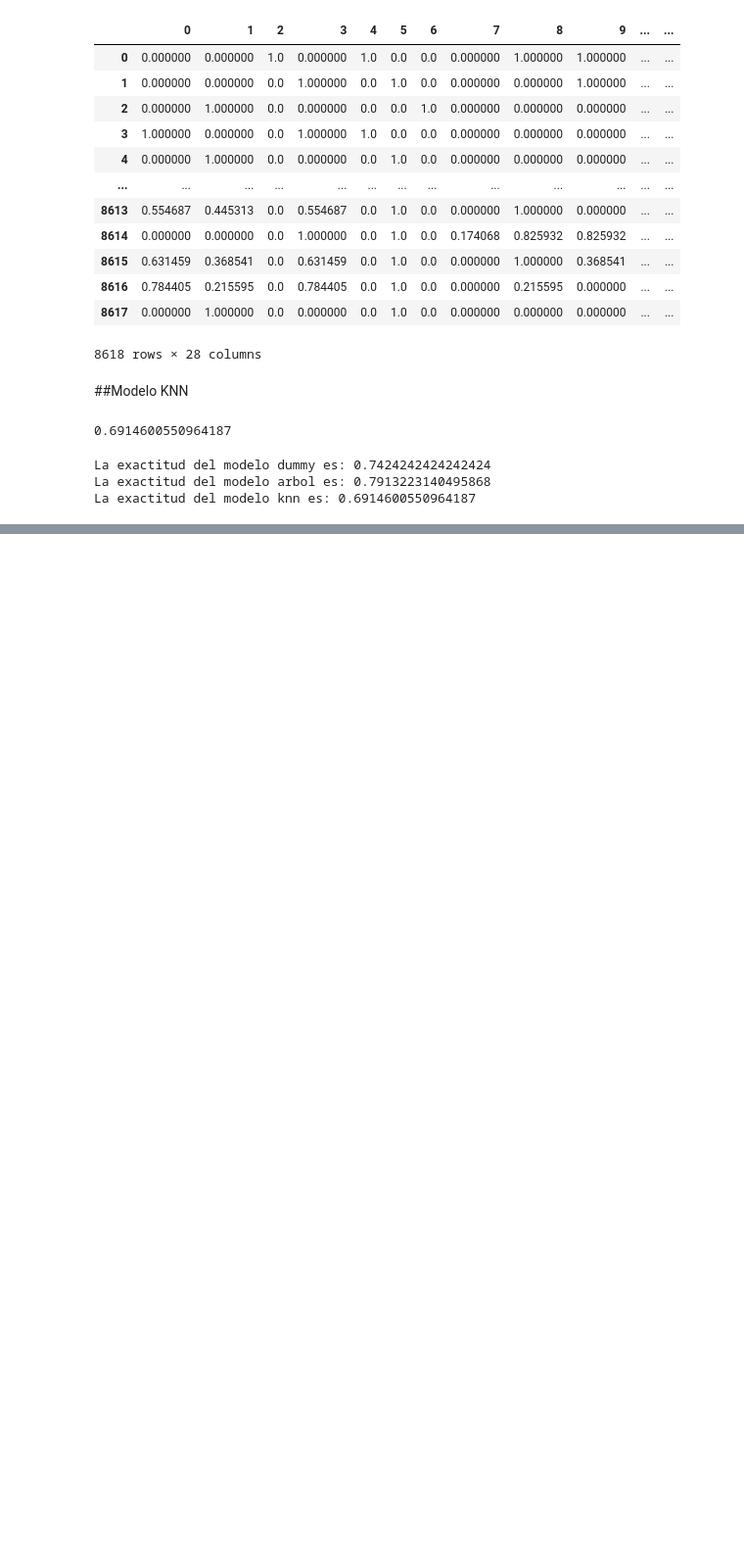
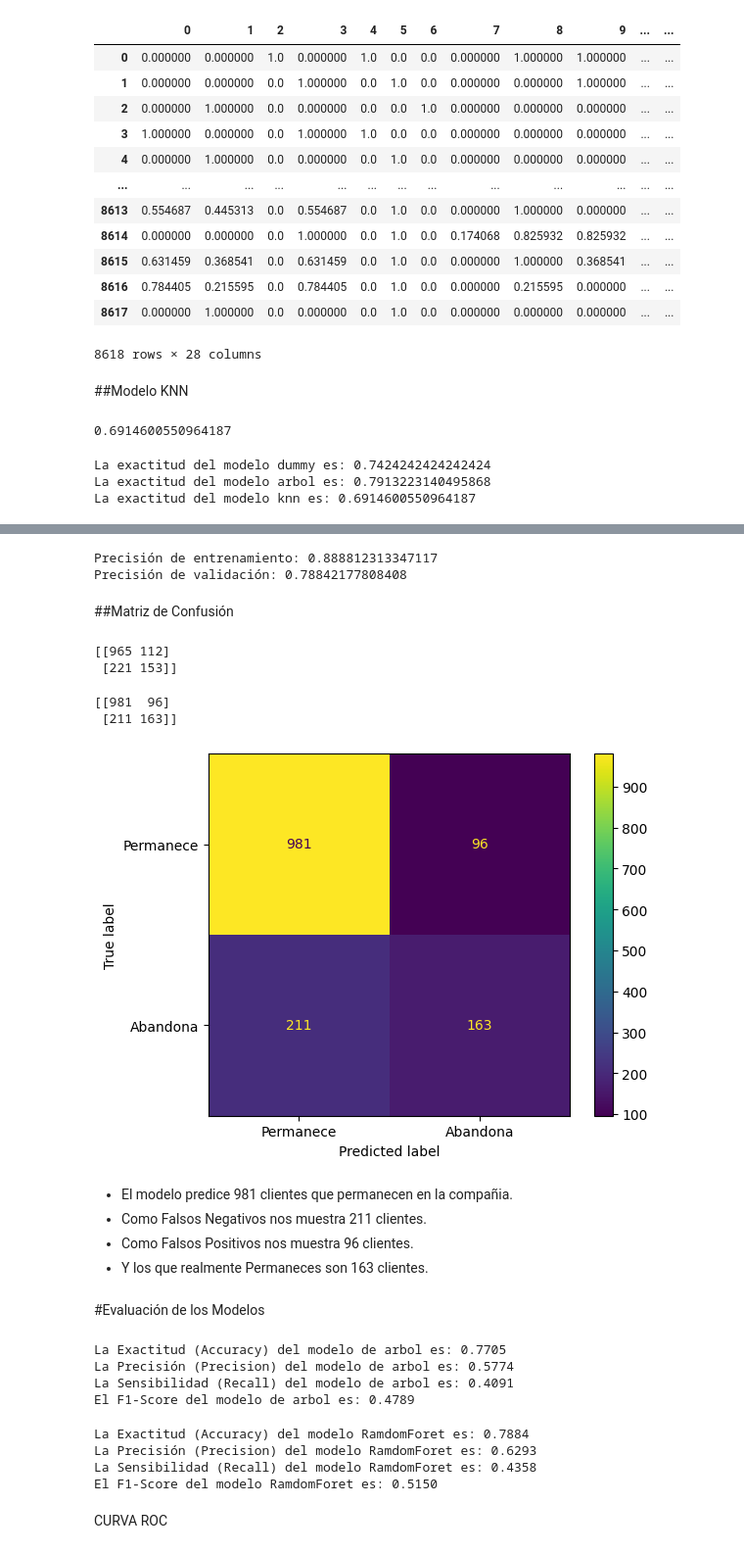
Before and after one commit to Nataliahfk/TELECOM-X---PARTE-2, a Jupyter notebook: TelecomX_SegundaParte_Natalia.ipynb, the cells around one changed output, grey strips where cells are left out. Shown at 98% size. Drawn from its saved outputs; the diff is of its cells as text; code cells hidden in the pictures; blank space fills up the shorter version.

```diff
--- a/TelecomX_SegundaParte_Natalia.ipynb
+++ b/TelecomX_SegundaParte_Natalia.ipynb
@@ -558,0 +554,9 @@ La exactitud del modelo knn es: 0.6914600550964187
+# %%
+x,x_test,y,y_test = train_test_split(x,y,test_size=0.2,stratify = y, random_state=42)
+x_train,x_val,y_train, y_val = train_test_split(x,y,stratify = y, random_state=42)
+# %%
+modelo_arbol = DecisionTreeClassifier(max_depth=4)
+modelo_arbol.fit(x_train, y_train)
+
+print(f'La exactitud con el conjunto de entrenamiento es de: {modelo_arbol.score(x_train,y_train)}')
+print(f'La exactitud con el conjunto de validación es de:  {modelo_arbol.score(x_val,y_val)}')
@@ -558,0 +570,10 @@ La exactitud del modelo knn es: 0.6914600550964187
+# %%
+modelo_rf = RandomForestClassifier(max_depth = 10)
+modelo_rf.fit(x_train, y_train)
+print(f'Precisión de entrenamiento: {modelo_rf.score(x_train, y_train)}')
+print(f'Precisión de validación: {modelo_rf.score(x_val, y_val)}')
+# %% [output]
+Precisión de entrenamiento: 0.888812313347117
+Precisión de validación: 0.78842177808408
+# %% [markdown]
+##Matriz de Confusión
@@ -558,0 +582,14 @@ La exactitud del modelo knn es: 0.6914600550964187
+# %%
+y_previsto_arbol = modelo_arbol.predict(x_val)
+matriz_confusion_arbol = confusion_matrix(y_val, y_previsto_arbol)
+print(matriz_confusion_arbol)
+# %% [output]
+[[965 112]
+ [221 153]]
+# %%
+y_previsto_rf = modelo_rf.predict(x_val)
+matriz_confusion_rf = confusion_matrix(y_val, y_previsto_rf)
+print(matriz_confusion_rf)
+# %% [output]
+[[981  96]
+ [211 163]]
@@ -558,0 +598,12 @@ La exactitud del modelo knn es: 0.6914600550964187
+# %%
+visualizacion = ConfusionMatrixDisplay(confusion_matrix=matriz_confusion_rf, display_labels=['Permanece','Abandona'])
+visualizacion.plot();
+# %% [output]
+[figure, added]
+# %% [markdown]
+- El modelo predice 981 clientes que permanecen en la compañia.
+- Como Falsos Negativos nos muestra 211 clientes.
+- Como Falsos Positivos nos muestra 96 clientes.
+- Y los que realmente Permaneces son 163 clientes.
+# %% [markdown]
+#Evaluación de los Modelos
@@ -558,0 +612,22 @@ La exactitud del modelo knn es: 0.6914600550964187
+# %%
+print(f'La Exactitud (Accuracy) del modelo de arbol es: {accuracy_score(y_val, y_previsto_arbol):.4f}')
+print(f'La Precisión (Precision) del modelo de arbol es: {precision_score(y_val, y_previsto_arbol):.4f}')
+print(f'La Sensibilidad (Recall) del modelo de arbol es: {recall_score(y_val, y_previsto_arbol):.4f}')
+print(f'El F1-Score del modelo de arbol es: {f1_score(y_val, y_previsto_arbol):.4f}')
+# %% [output]
+La Exactitud (Accuracy) del modelo de arbol es: 0.7705
+La Precisión (Precision) del modelo de arbol es: 0.5774
+La Sensibilidad (Recall) del modelo de arbol es: 0.4091
+El F1-Score del modelo de arbol es: 0.4789
+# %%
+print(f'La Exactitud (Accuracy) del modelo RamdomForet es: {accuracy_score(y_val, y_previsto_rf):.4f}')
+print(f'La Precisión (Precision) del modelo RamdomForet es: {precision_score(y_val, y_previsto_rf):.4f}')
+print(f'La Sensibilidad (Recall) del modelo RamdomForet es: {recall_score(y_val, y_previsto_rf):.4f}')
+print(f'El F1-Score del modelo RamdomForet es: {f1_score(y_val, y_previsto_rf):.4f}')
+# %% [output]
+La Exactitud (Accuracy) del modelo RamdomForet es: 0.7884
+La Precisión (Precision) del modelo RamdomForet es: 0.6293
+La Sensibilidad (Recall) del modelo RamdomForet es: 0.4358
+El F1-Score del modelo RamdomForet es: 0.5150
+# %% [markdown]
+CURVA ROC
```
Also changed, not shown: parts of 14 cells of this notebook.
